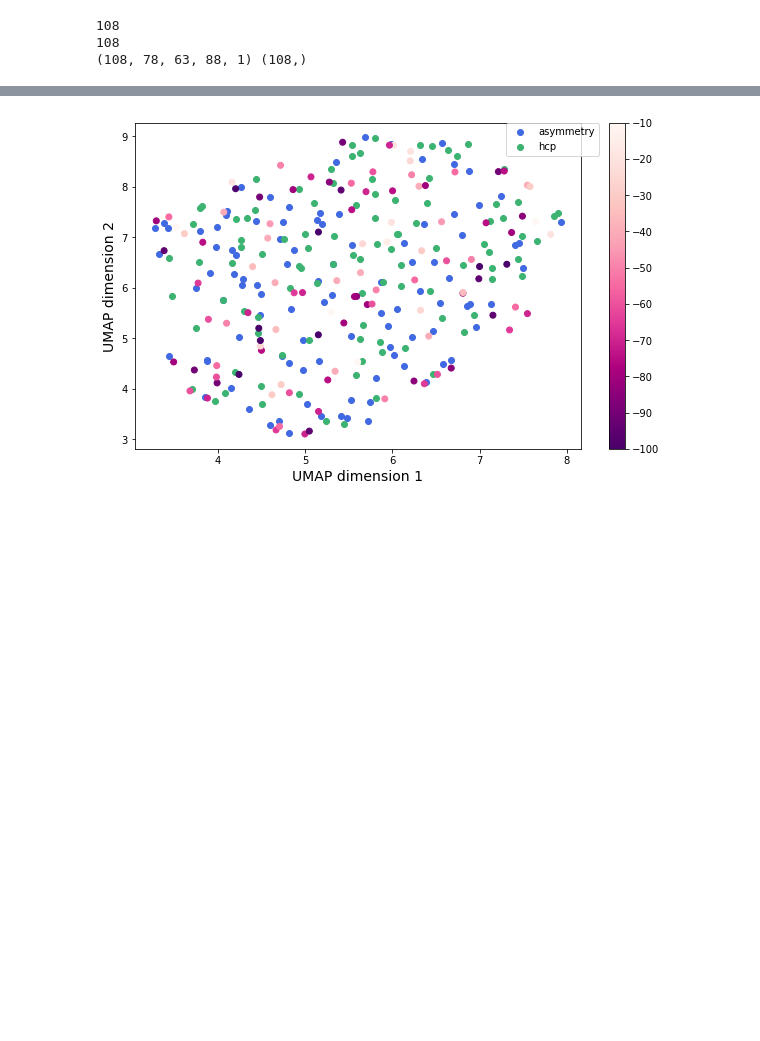
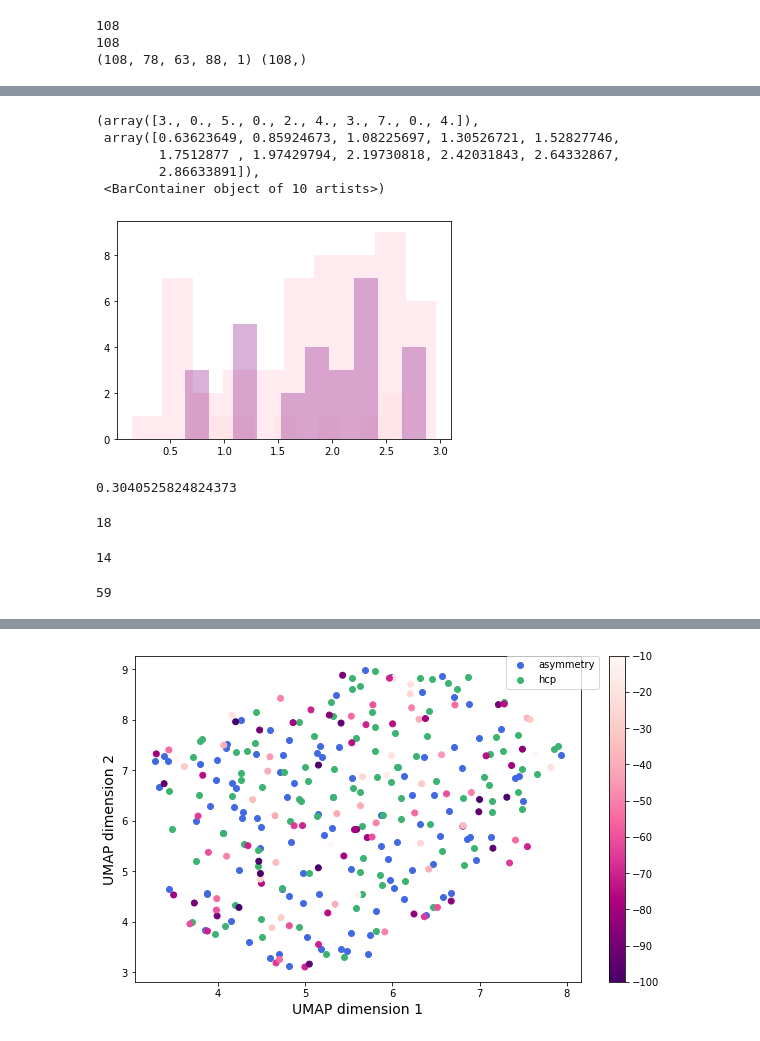
Before and after one commit to neurospin-projects/2022_lguillon_rare_folding_detection, a Jupyter notebook: notebooks/benchmarks_analysis_asymmetry.ipynb, the cells around one changed output, grey strips where cells are left out. Cells and saved outputs as stored; diff of their text form; code cells hidden in the pictures; blank space fills up the shorter version.

```diff
--- a/notebooks/benchmarks_analysis-Copy1.ipynb
+++ b/notebooks/benchmarks_analysis_asymmetry.ipynb
@@ -1042,0 +1308,31 @@ df_encoded_left['sub'] = np.unique(filenames)
+# %%
+plt.figure()
+#sns.distplot(dist_hcp[103:], color='mediumseagreen', kde=True)
+plt.hist(encoded_left_global[encoded_left_global.handedness_score>=-20]['dist'], color='mistyrose',alpha=0.3)
+plt.hist(list(encoded_left_global[encoded_left_global.handedness_score<-20][encoded_left_global.handedness_score>-75]['dist']), color='pink', alpha=0.3)
+#sns.distplot(list(encoded_left_global[encoded_left_global.handedness_score<-50][encoded_left_global.handedness_score>-75]['dist']), color='palevioletred', hist=False)
+plt.hist(list(encoded_left_global[encoded_left_global.handedness_score<-75]['dist']), color='purple',alpha=0.3)
+# %% [output]
+(array([3., 0., 5., 0., 2., 4., 3., 7., 0., 4.]),
+ array([0.63623649, 0.85924673, 1.08225697, 1.30526721, 1.52827746,
+        1.7512877 , 1.97429794, 2.19730818, 2.42031843, 2.64332867,
+        2.86633891]),
+ <BarContainer object of 10 artists>)
+[figure, added]
+# %%
+F,p = ks_2samp(dist_hcp, encoded_left_global[encoded_left_global.handedness_score<-70]['dist'])
+print(p)
+# %% [output]
+0.3040525824824373
+# %%
+len(encoded_left_global[encoded_left_global.handedness_score>=-30]['dist'])
+# %% [output]
+18
+# %%
+len(encoded_left_global[encoded_left_global.handedness_score<-30][encoded_left_global.handedness_score>-50]['dist'])
+# %% [output]
+14
+# %%
+len(encoded_left_global[encoded_left_global.handedness_score<-50]['dist'])
+# %% [output]
+59
```
Also changed, not shown: parts of 35 cells of this notebook, 14 other files.
